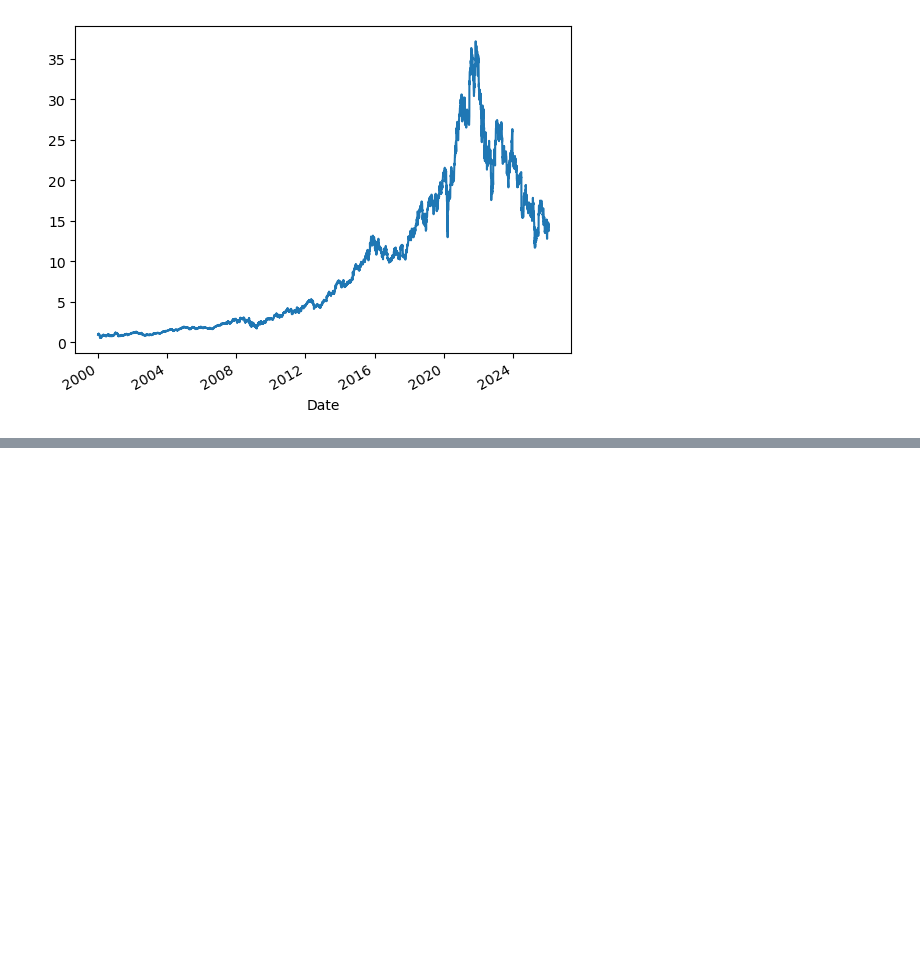
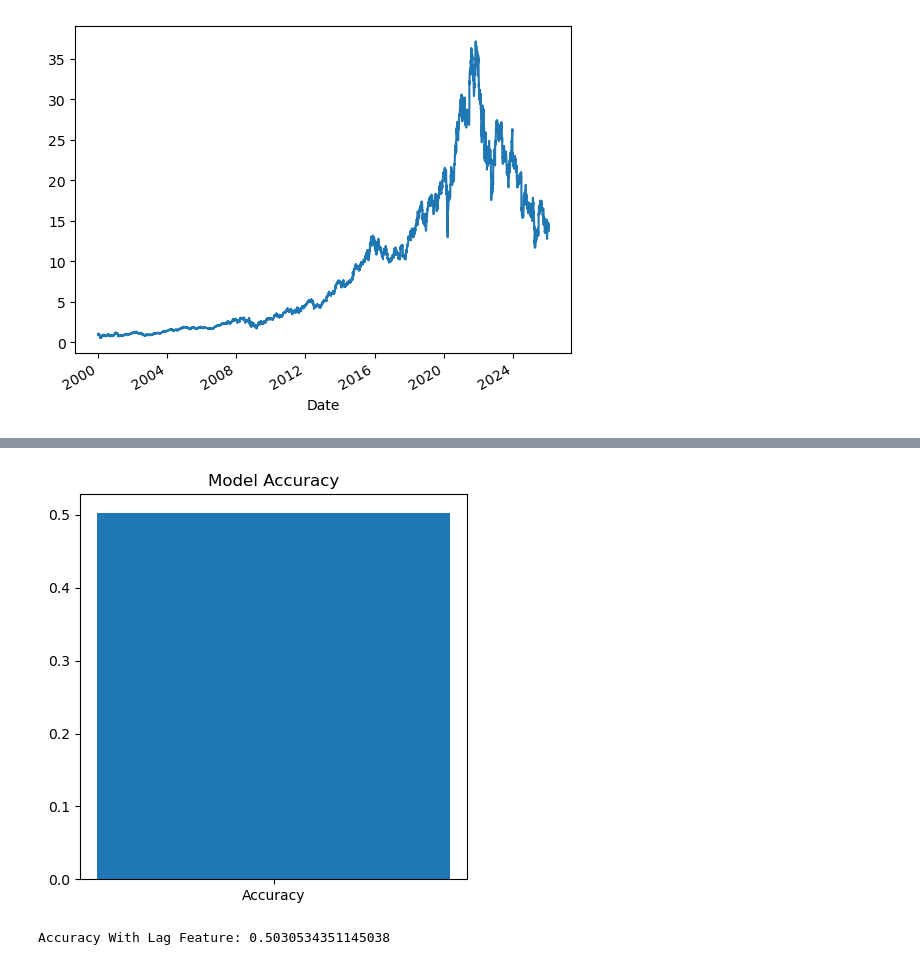
Before and after one commit to SnigdhaChourasia1805/DataAnalysis-Python, a Jupyter notebook: Project-10.ipynb, the cells around one changed output, grey strips where cells are left out. Saved outputs shown, nothing was run; the diff lists cells and outputs as text; code cells hidden in the pictures; blank space fills up the shorter version.

```diff
--- a/Project-10.ipynb
+++ b/Project-10.ipynb
@@ -104,0 +245,7 @@ df["Cumulative Return"].plot()
+# %%
+plt.figure(figsize=(5,5))
+plt.bar(["Accuracy"],[accuracy])
+plt.title("Model Accuracy")
+plt.show()
+# %% [output]
+[figure, added]
@@ -104,0 +254,25 @@ df["Cumulative Return"].plot()
+# %%
+df["Lag_1"]=df["Close"].shift(1)
+df["Lag_2"]=df["Close"].shift(2)
+df["Lag_3"]=df["Close"].shift(3)
+
+df=df.dropna()
+
+X=df[["Open","High","Low","Volume","Lag_1","Lag_2","Lag_3"]]
+y=df["Target"]
+
+X_train,X_test,y_train,y_test=train_test_split(
+    X,y,test_size=0.2,shuffle=False
+)
+
+from sklearn.ensemble import RandomForestClassifier
+model=RandomForestClassifier()
+model.fit(X_train,y_train)
+
+predictions=model.predict(X_test)
+from sklearn.metrics import accuracy_score
+accuracy=accuracy_score(y_test,predictions)
+
+print("Accuracy With Lag Feature:",accuracy)
+# %% [output]
+Accuracy With Lag Feature: 0.5030534351145038
```
Also changed, not shown: parts of 54 cells of this notebook.
